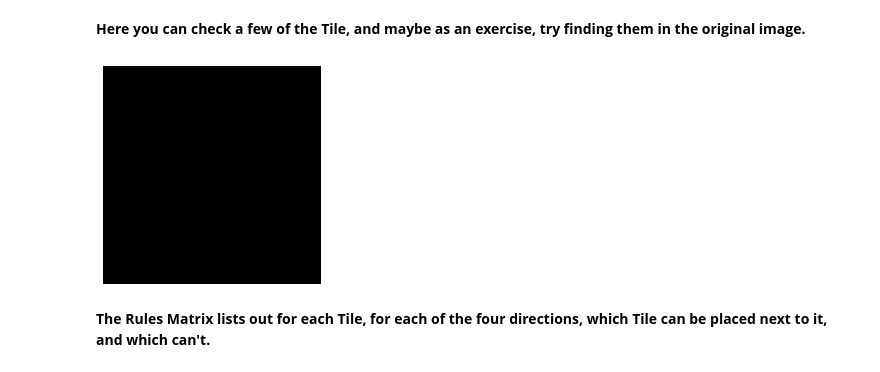
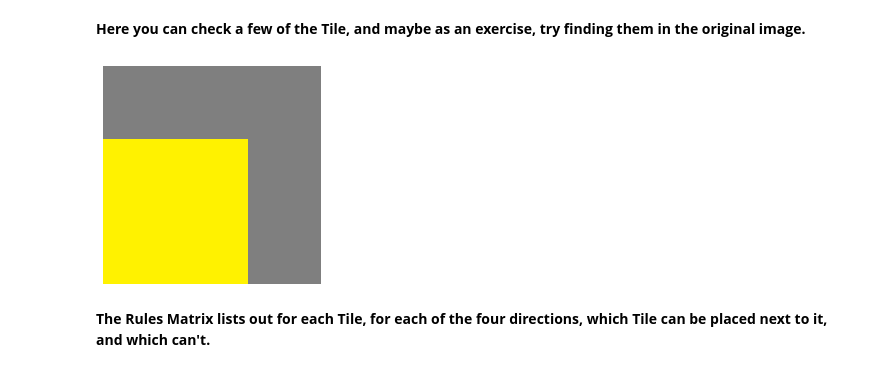
Before and after one commit to flpeters/TextureSynthesis, a Jupyter notebook: 00_Main.ipynb, the cells around one changed output. Drawn from its saved outputs; the diff is of its cells as text; code cells hidden in the pictures.

```diff
--- a/00_Main.ipynb
+++ b/00_Main.ipynb
@@ -959,9 +959,9 @@ Wall time: 1.89 s
 # %% [markdown]
 __Here you can check a few of the Tile, and maybe as an exercise, try finding them in the original image.__
 # %%
-show_image(TilesMatrix[0])
+show_image(TilesMatrix[27])
 # %% [output]
-[figure, old version]
+[figure, new version]
 # %% [markdown]
 __The Rules Matrix lists out for each Tile, for each of the four directions, which Tile can be placed next to it, and which can't.__
 # %%
```
Also changed, not shown: parts of 17 cells of this notebook.
